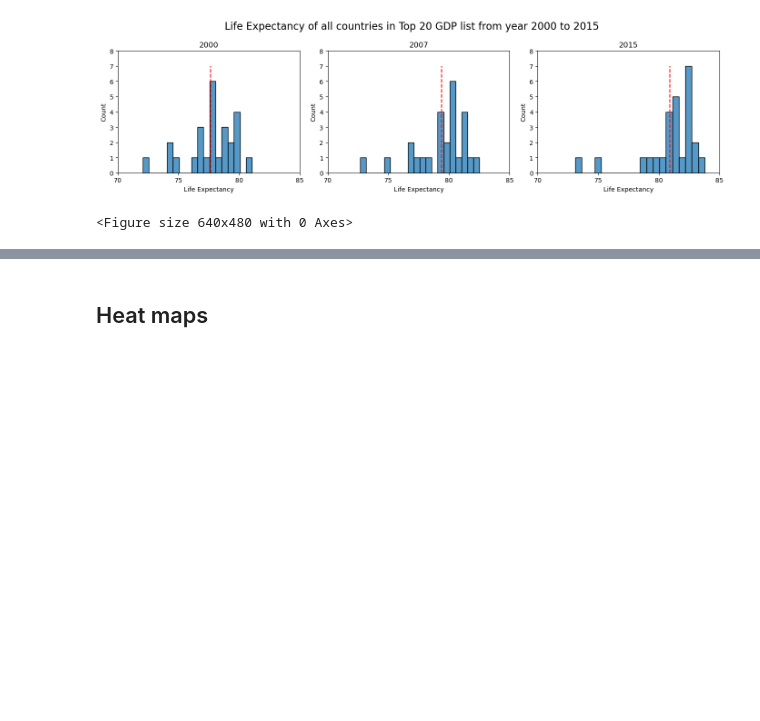
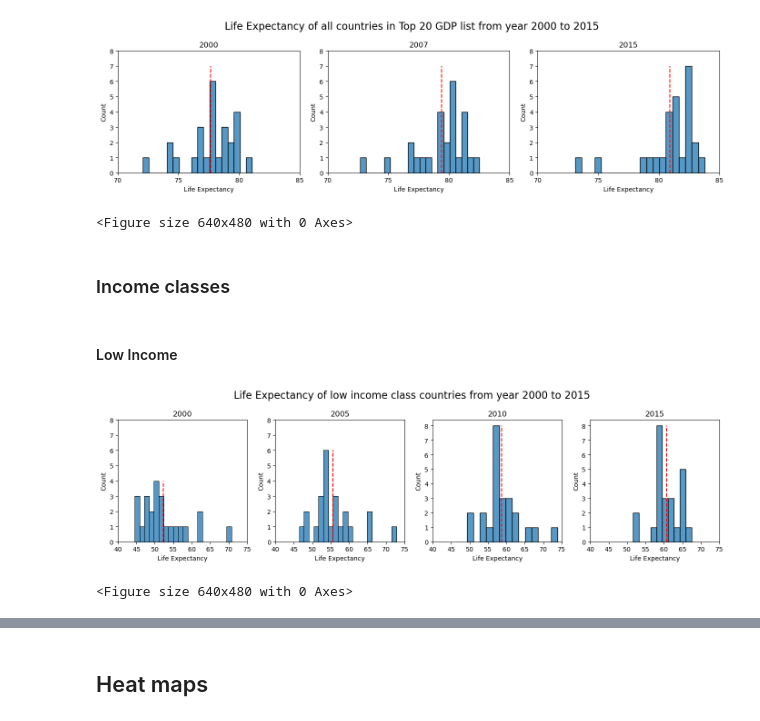
Before and after one commit to WVDevCode/Life_Expectancy_and_GDP, a Jupyter notebook: Notebooks/EDA.ipynb, the cells around one changed output, grey strips where cells are left out. Saved outputs shown, nothing was run; the diff lists cells and outputs as text; code cells hidden in the pictures; blank space fills up the shorter version.

```diff
--- a/Notebooks/EDA.ipynb
+++ b/Notebooks/EDA.ipynb
@@ -392,3 +411,49 @@ plt.clf()
 # %% [output]
 [figure]
 <Figure size 640x480 with 0 Axes>
+# %% [markdown]
+### Income classes
+# %% [markdown]
+#### Low Income
+# %%
+fig, ax = plt.subplots(1, 4, figsize= (14, 4))
+fig.suptitle('Life Expectancy of low income class countries from year 2000 to 2015', fontsize = 16)
+
+sns.histplot(data=low_income_class['life_expectancy'][low_income_class['year'] == 2000],  bins=20, ax=ax[0])
+ax[0].set_title('2000')
+ax[0].vlines(descriptive_stats_le_low_income['mean'][descriptive_stats_le_low_income['year'] == 2000], 0, 4, colors='red', linestyles='--')
+ax[0].set_xlabel('Life Expectancy')
+ax[0].set_xticks(range(40, 76, 5))
+ax[0].set_xlim()
+ax[0].set_yticks(range(0, 9, 1))
+
+sns.histplot(low_income_class['life_expectancy'][low_income_class['year'] == 2005], bins=20, ax=ax[1])
+ax[1].vlines(descriptive_stats_le_low_income['mean'][descriptive_stats_le_low_income['year'] == 2005], 0, 6, colors='red', linestyles='--')
+ax[1].set_title('2005')
+ax[1].set_xlabel('Life Expectancy')
+ax[1].set_xlim()
+ax[1].set_xticks(range(40, 76, 5))
+ax[1].set_yticks(range(0, 9, 1))
+
+sns.histplot(low_income_class['life_expectancy'][low_income_class['year'] == 2010], bins=14, ax=ax[2])
+ax[2].vlines(descriptive_stats_le_low_income['mean'][descriptive_stats_le_low_income['year'] == 2010], 0, 8, colors='red', linestyles='--')
+ax[2].set_title('2010')
+ax[2].set_xlabel('Life Expectancy')
+ax[2].set_xlim()
+ax[2].set_xticks(range(40, 76, 5))
+ax[2].set_yticks(range(0, 9, 1))
+
+sns.histplot(low_income_class['life_expectancy'][low_income_class['year'] == 2015], bins=10, ax=ax[3])
+ax[3].vlines(descriptive_stats_le_low_income['mean'][descriptive_stats_le_low_income['year'] == 2015], 0, 8, colors='red', linestyles='--')
+ax[3].set_title('2015')
+ax[3].set_xlabel('Life Expectancy')
+ax[3].set_xlim()
+ax[3].set_xticks(range(40, 76, 5))
+ax[3].set_yticks(range(0, 9, 1))
+
+plt.tight_layout()
+plt.show()
+plt.clf()
+# %% [output]
+[figure, added]
+<Figure size 640x480 with 0 Axes>
```
Also changed, not shown: parts of 27 cells of this notebook, 2 other files.
